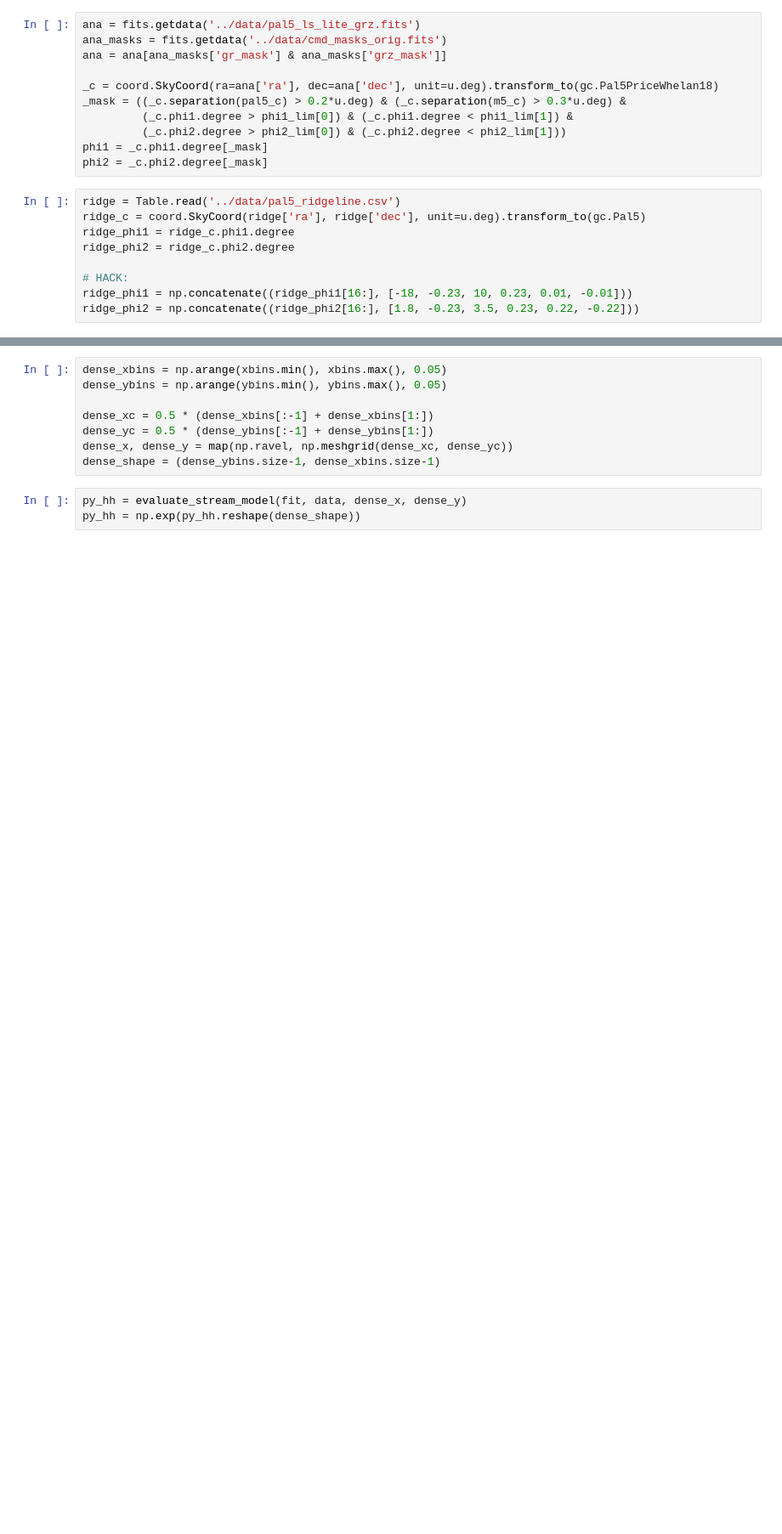
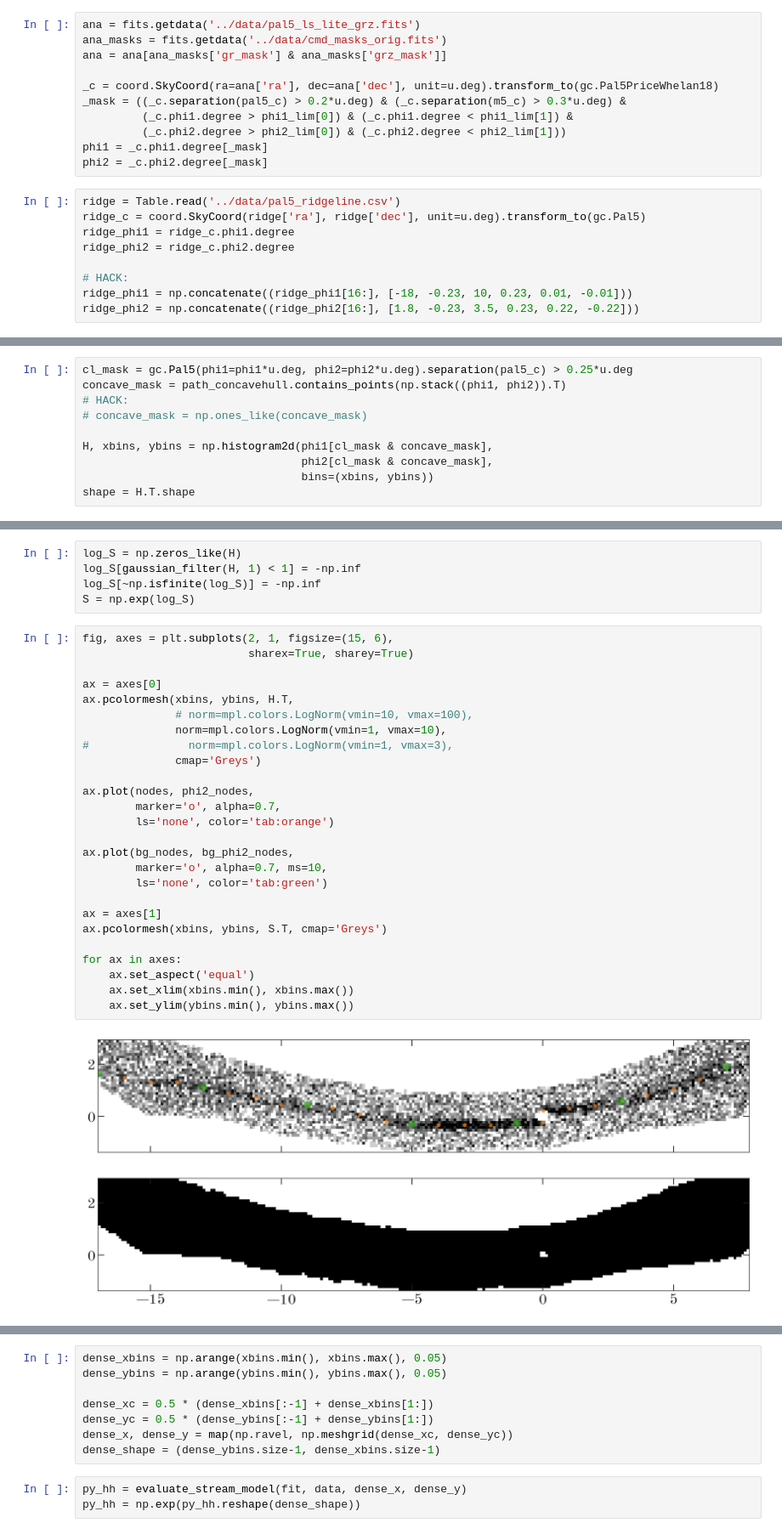
Before and after one commit to adrn/Pal5sBiggestFan, a Jupyter notebook: notebooks/Binned-density-model.ipynb, the cells around one changed output, grey strips where cells are left out. Shown at 85% size. Drawn from its saved outputs; the diff is of its cells as text; blank space fills up the shorter version.

```diff
--- a/notebooks/Binned-density-model.ipynb
+++ b/notebooks/Binned-density-model.ipynb
@@ -312,0 +143,10 @@ fig.tight_layout()
+# %%
+cl_mask = gc.Pal5(phi1=phi1*u.deg, phi2=phi2*u.deg).separation(pal5_c) > 0.25*u.deg
+concave_mask = path_concavehull.contains_points(np.stack((phi1, phi2)).T)
+# HACK:
+# concave_mask = np.ones_like(concave_mask)
+
+H, xbins, ybins = np.histogram2d(phi1[cl_mask & concave_mask],
+                                 phi2[cl_mask & concave_mask],
+                                 bins=(xbins, ybins))
+shape = H.T.shape
@@ -312,0 +189,33 @@ fig.tight_layout()
+# %%
+log_S = np.zeros_like(H)
+log_S[gaussian_filter(H, 1) < 1] = -np.inf
+log_S[~np.isfinite(log_S)] = -np.inf
+S = np.exp(log_S)
+# %%
+fig, axes = plt.subplots(2, 1, figsize=(15, 6),
+                         sharex=True, sharey=True)
+
+ax = axes[0]
+ax.pcolormesh(xbins, ybins, H.T,
+              # norm=mpl.colors.LogNorm(vmin=10, vmax=100),
+              norm=mpl.colors.LogNorm(vmin=1, vmax=10),
+#               norm=mpl.colors.LogNorm(vmin=1, vmax=3),
+              cmap='Greys')
+
+ax.plot(nodes, phi2_nodes,
+        marker='o', alpha=0.7,
+        ls='none', color='tab:orange')
+
+ax.plot(bg_nodes, bg_phi2_nodes,
+        marker='o', alpha=0.7, ms=10,
+        ls='none', color='tab:green')
+
+ax = axes[1]
+ax.pcolormesh(xbins, ybins, S.T, cmap='Greys')
+
+for ax in axes:
+    ax.set_aspect('equal')
+    ax.set_xlim(xbins.min(), xbins.max())
+    ax.set_ylim(ybins.min(), ybins.max())
+# %% [output]
+[figure, added]
```
Also changed, not shown: parts of 45 cells of this notebook, 2 other files.
